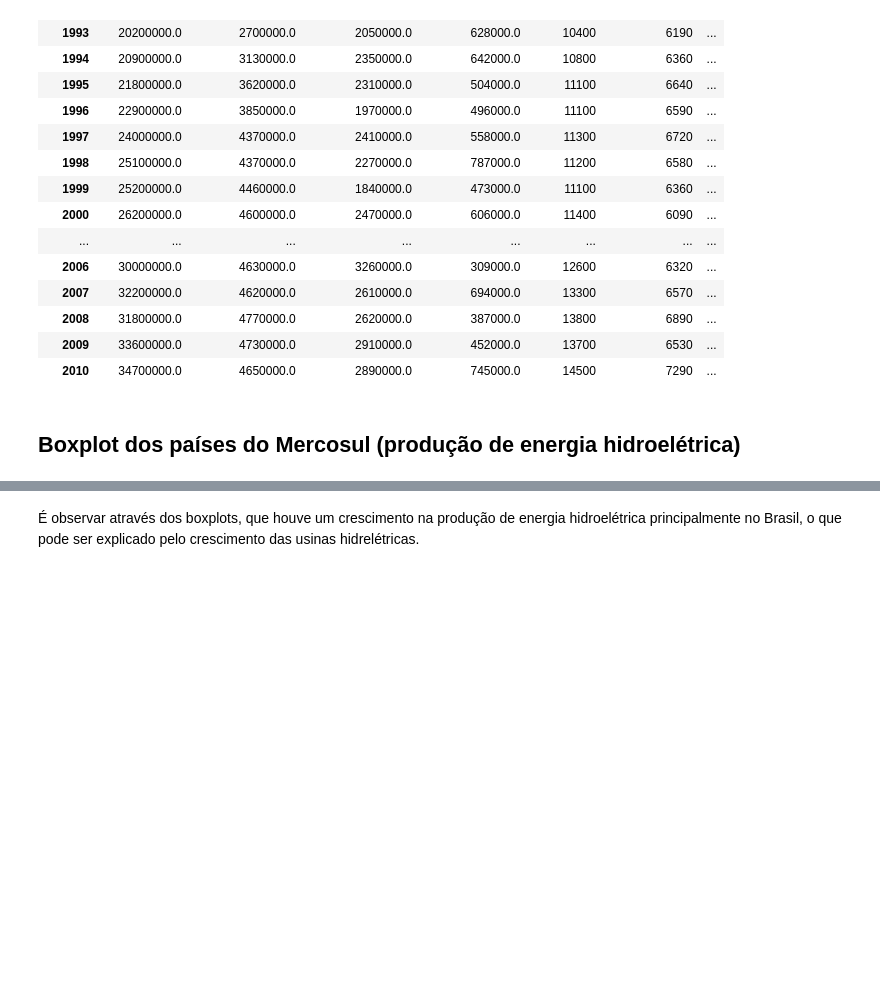
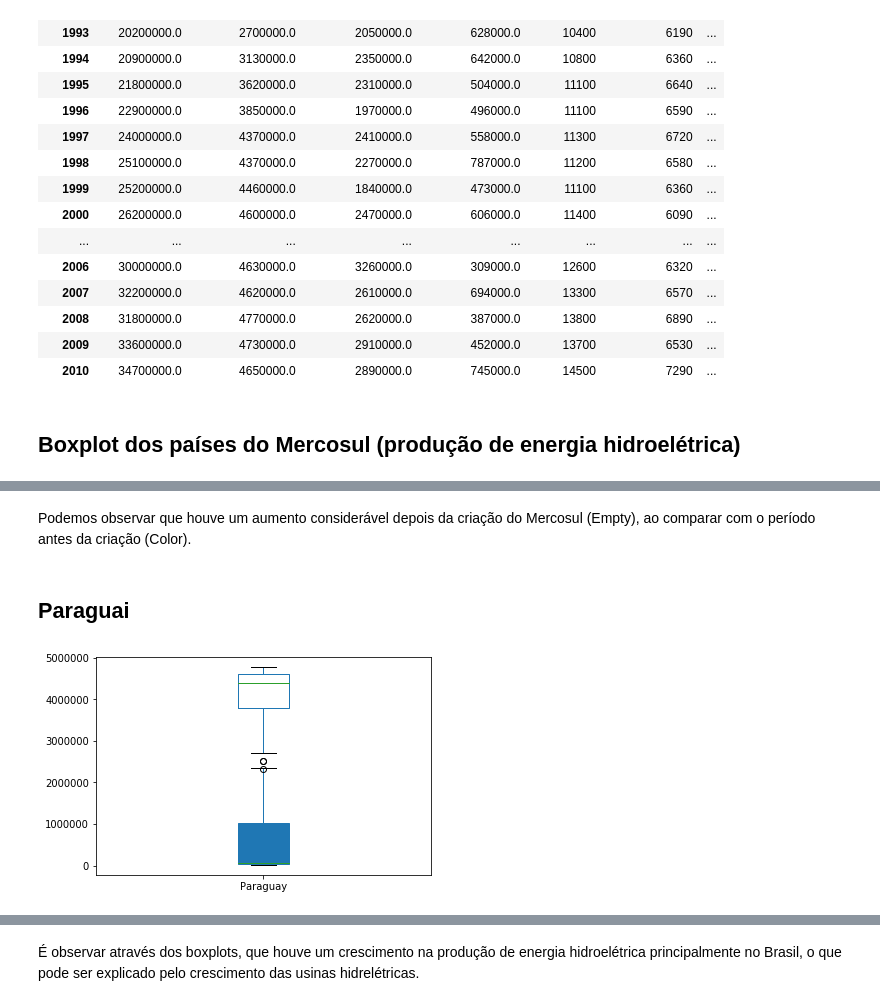
Before and after one commit to pbcarani/Projeto-1-Data-Science, a Jupyter notebook: P1.ipynb, the cells around one changed output, grey strips where cells are left out. Drawn from its saved outputs; the diff is of its cells as text; code cells hidden in the pictures; blank space fills up the shorter version.

```diff
--- a/P1.ipynb
+++ b/P1.ipynb
@@ -102,0 +105,9 @@ mercosul.boxplot();
+# %% [markdown]
+Podemos observar que houve um aumento considerável depois da criação do Mercosul (Empty), ao comparar com o período antes da criação (Color).
+# %% [markdown]
+## Paraguai
+# %%
+antes_mercosul.Paraguay.plot.box(patch_artist=True);
+mercosul.Paraguay.plot.box();
+# %% [output]
+[figure, added]
```
Also changed, not shown: parts of 9 cells of this notebook.
